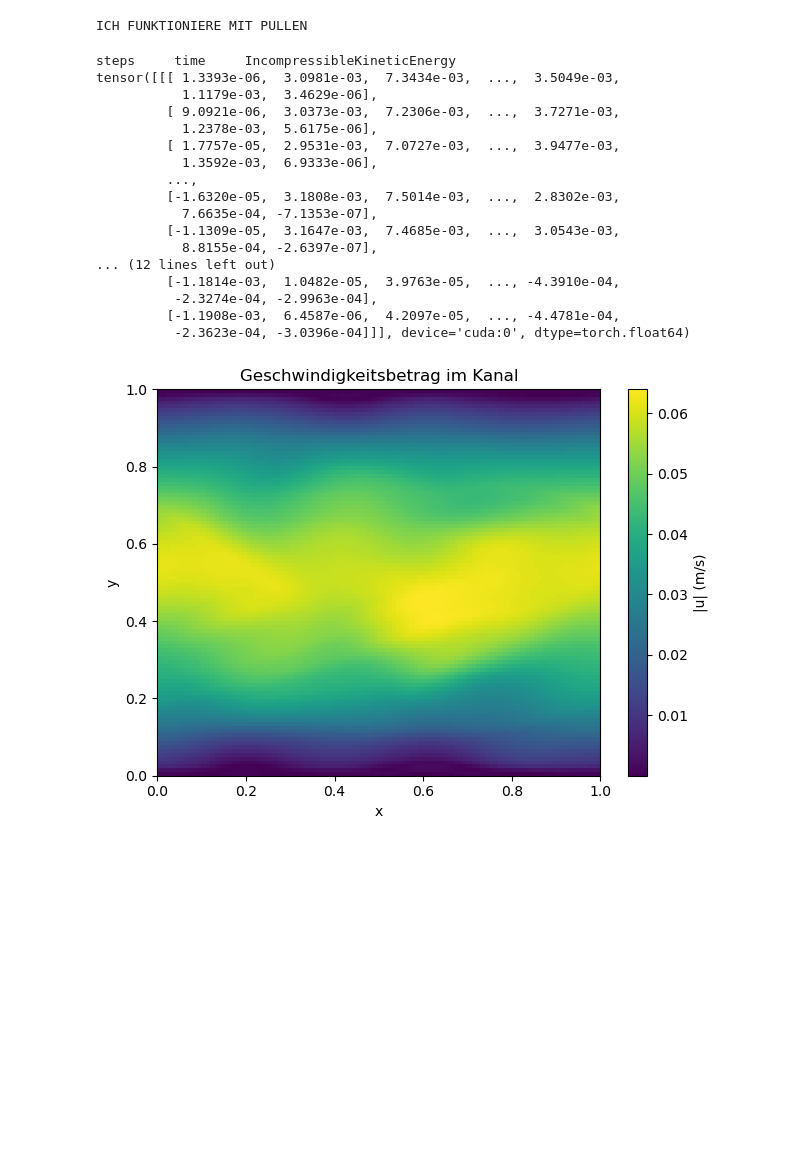
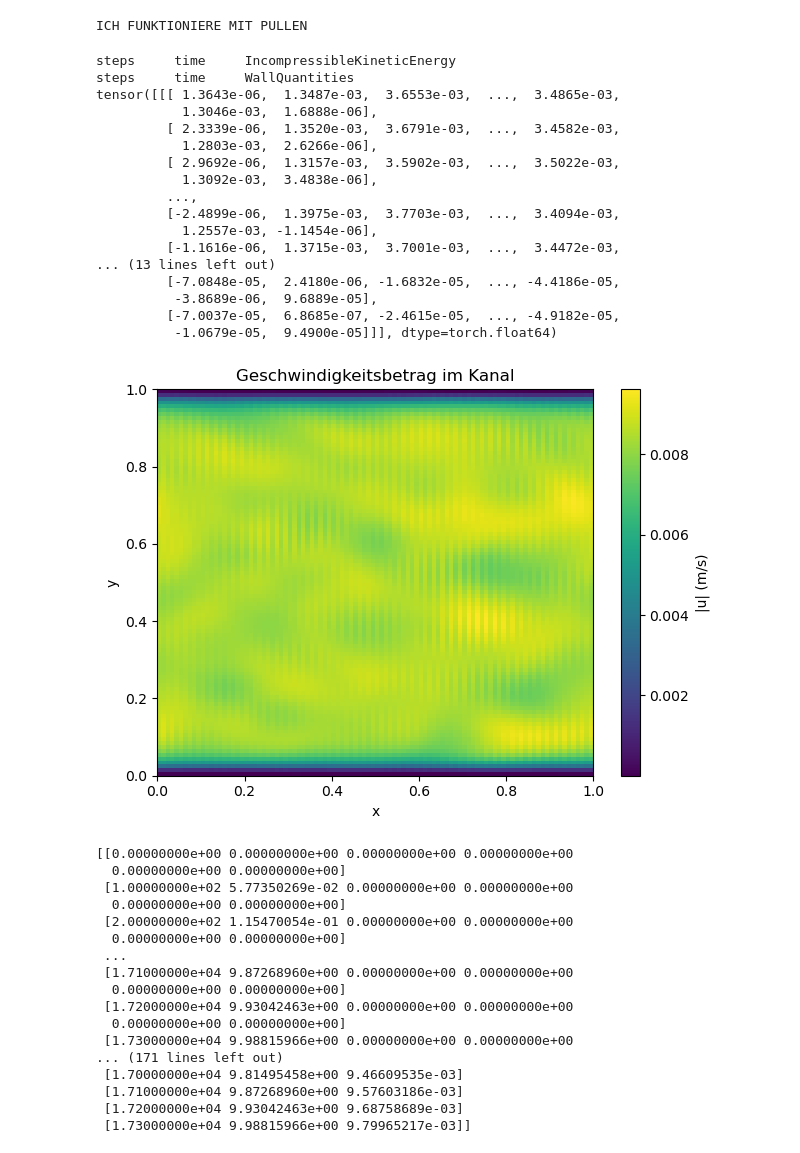
Before and after one commit to McBs/lettuce, a Jupyter notebook: examples/ChannelFlowSimulation.ipynb, the cells around one changed output. Drawn from its saved outputs; the diff is of its cells as text; code cells hidden in the pictures; blank space fills up the shorter version.

```diff
--- a/examples/ChannelFlowSimulation.ipynb
+++ b/examples/ChannelFlowSimulation.ipynb
@@ -13,7 +13,7 @@ parser.add_argument("--resolutionx", type=int, default=100)
 parser.add_argument("--resolutiony", type=int, default=100)
 parser.add_argument("--nout", type=int, default=100)
 parser.add_argument("--nvtk", type=int, default=100)
-parser.add_argument("--tmax", type=int, default=10)
+parser.add_argument("--tmax", type=int, default=100)
 parser.add_argument("--Re", type=int, default=10000)
 parser.add_argument("--collision_operator", type=str, default="BGK")
 parser.add_argument("--Precision", type=str, default="Double")
@@ -33,7 +33,7 @@ Mach = args["Mach"]
 res_x = args["resolutionx"]
 res_y = args["resolutiony"]
 
-acceleration = np.array([1e-7, 0.0])  # Body Force in x-Richtung (Guo)
+acceleration = np.array([5e-7, 0.0])  # Body Force in x-Richtung (Guo)
 
 
 if Precision == "Single":
@@ -88,52 +88,82 @@ Energy = IncompressibleKineticEnergy(lattice, flow)
 reporter = lt.ObservableReporter(Energy, interval=100, out=None)
 simulation.reporters.append(reporter)
 
+# ... (Deine anderen Reporter in der 2D-Simulation) ...
+
+wq = WallQuantities(lattice,flow)
+reporter2 = lt.ObservableReporter(wq, interval=100, out=None)
+simulation.reporters.append(reporter2)
+# ... (Starte deine 2D-Simulation) ...
+
 vtk_reporter = lt.VTKReporter(
     lattice=lattice,
     flow=flow,
     interval=100,                    # alle 100 Zeitschritte ein VTK-Frame
     filename_base=basedir + "/output" # Basisname der Dateien
 )
 simulation.reporters.append(vtk_reporter)
 
 simulation.initialize_f_neq
 
 # --- ▶️ Simulation starten ---
 steps = int(flow.units.convert_time_to_lu(tmax))  # z.B. 5 Sekunden
 mlups = simulation.step(num_steps=steps)
 # --- 📈 Analyse ---
 u = lattice.u(simulation.f) # u-Komponente
 u_mean= torch.mean(u, dim=(1,0))
 
 print(u) # Mittelung über x-Richtung
 
 # Hole u_x-Komponente (Index 0)
 u_numpy = u.cpu().numpy()  # [2, res_x, res_y]
 u_mag = np.sqrt(u_numpy[0]**2 + u_numpy[1]**2)  # Geschwindigkeitbetrag
 
 plt.imshow(u_mag.T, origin='lower', extent=[0, 1, 0, 1], aspect='auto')
 plt.colorbar(label='|u| (m/s)')
 plt.xlabel("x")
 plt.ylabel("y")
 plt.title("Geschwindigkeitsbetrag im Kanal")
 plt.tight_layout()
 plt.show()
+
+wq = np.array(simulation.reporters[1].out)
+Energy = np.array(simulation.reporters[0].out)
+
+print(wq)
+print(Energy)
 # %% [output]
 steps     time     IncompressibleKineticEnergy
-tensor([[[ 1.3393e-06,  3.0981e-03,  7.3434e-03,  ...,  3.5049e-03,
-           1.1179e-03,  3.4629e-06],
-         [ 9.0921e-06,  3.0373e-03,  7.2306e-03,  ...,  3.7271e-03,
-           1.2378e-03,  5.6175e-06],
-         [ 1.7757e-05,  2.9531e-03,  7.0727e-03,  ...,  3.9477e-03,
-           1.3592e-03,  6.9333e-06],
+steps     time     WallQuantities
+tensor([[[ 1.3643e-06,  1.3487e-03,  3.6553e-03,  ...,  3.4865e-03,
+           1.3046e-03,  1.6888e-06],
+         [ 2.3339e-06,  1.3520e-03,  3.6791e-03,  ...,  3.4582e-03,
+           1.2803e-03,  2.6266e-06],
+         [ 2.9692e-06,  1.3157e-03,  3.5902e-03,  ...,  3.5022e-03,
+           1.3092e-03,  3.4838e-06],
          ...,
-         [-1.6320e-05,  3.1808e-03,  7.5014e-03,  ...,  2.8302e-03,
-           7.6635e-04, -7.1353e-07],
-         [-1.1309e-05,  3.1647e-03,  7.4685e-03,  ...,  3.0543e-03,
-           8.8155e-04, -2.6397e-07],
-... (12 lines left out)
-         [-1.1814e-03,  1.0482e-05,  3.9763e-05,  ..., -4.3910e-04,
-          -2.3274e-04, -2.9963e-04],
-         [-1.1908e-03,  6.4587e-06,  4.2097e-05,  ..., -4.4781e-04,
-          -2.3623e-04, -3.0396e-04]]], device='cuda:0', dtype=torch.float64)
+         [-2.4899e-06,  1.3975e-03,  3.7703e-03,  ...,  3.4094e-03,
+           1.2557e-03, -1.1454e-06],
+         [-1.1616e-06,  1.3715e-03,  3.7001e-03,  ...,  3.4472e-03,
+... (13 lines left out)
+         [-7.0848e-05,  2.4180e-06, -1.6832e-05,  ..., -4.4186e-05,
+          -3.8689e-06,  9.6889e-05],
+         [-7.0037e-05,  6.8685e-07, -2.4615e-05,  ..., -4.9182e-05,
+          -1.0679e-05,  9.4900e-05]]], dtype=torch.float64)
-[figure, old version]
+[figure, new version]
+[[0.00000000e+00 0.00000000e+00 0.00000000e+00 0.00000000e+00
+  0.00000000e+00 0.00000000e+00]
+ [1.00000000e+02 5.77350269e-02 0.00000000e+00 0.00000000e+00
+  0.00000000e+00 0.00000000e+00]
+ [2.00000000e+02 1.15470054e-01 0.00000000e+00 0.00000000e+00
+  0.00000000e+00 0.00000000e+00]
+ ...
+ [1.71000000e+04 9.87268960e+00 0.00000000e+00 0.00000000e+00
+  0.00000000e+00 0.00000000e+00]
+ [1.72000000e+04 9.93042463e+00 0.00000000e+00 0.00000000e+00
+  0.00000000e+00 0.00000000e+00]
+ [1.73000000e+04 9.98815966e+00 0.00000000e+00 0.00000000e+00
+... (171 lines left out)
+ [1.70000000e+04 9.81495458e+00 9.46609535e-03]
+ [1.71000000e+04 9.87268960e+00 9.57603186e-03]
+ [1.72000000e+04 9.93042463e+00 9.68758689e-03]
+ [1.73000000e+04 9.98815966e+00 9.79965217e-03]]
```
Also changed, not shown: parts of 1 cell of this notebook, 2 other files.
